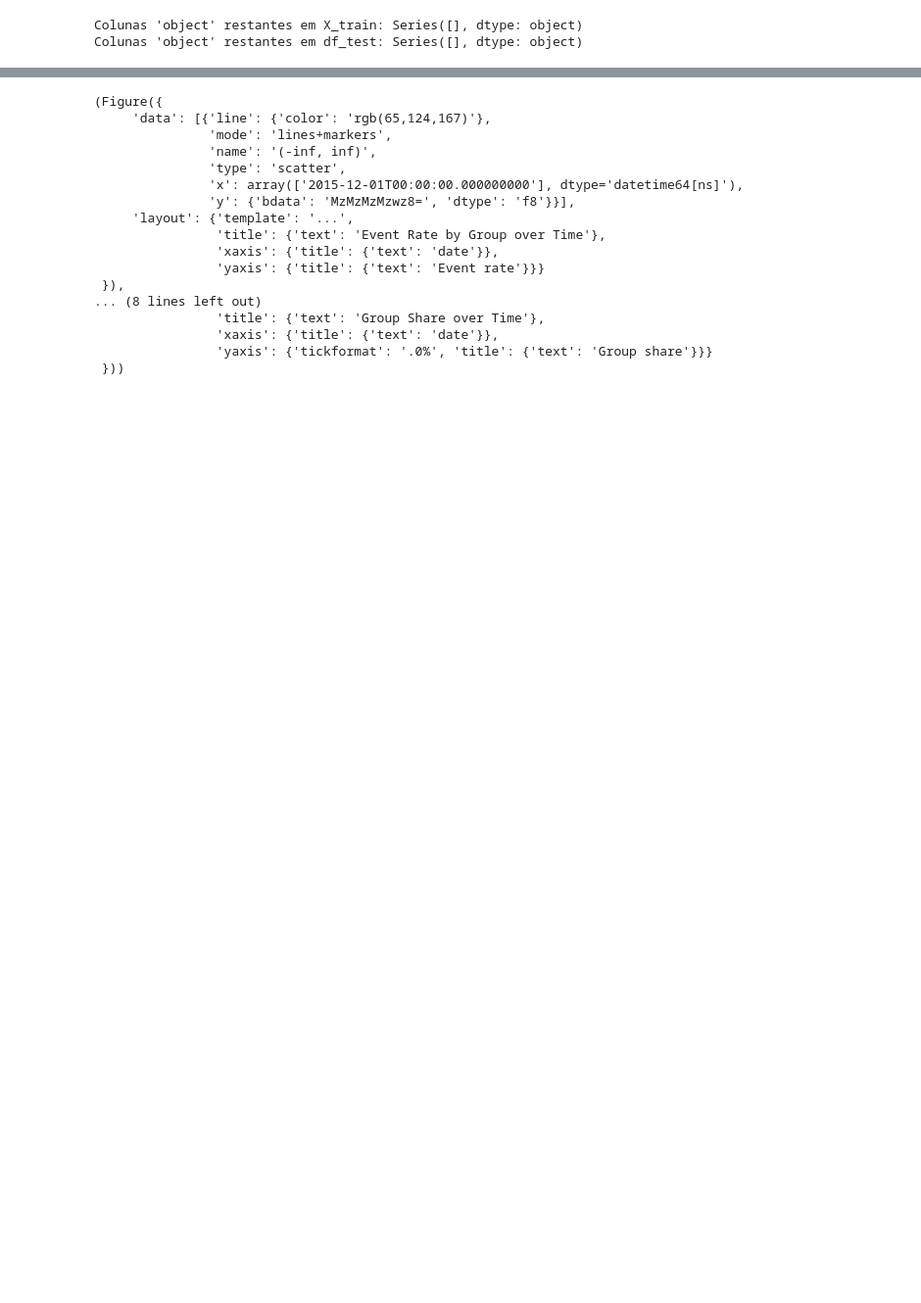
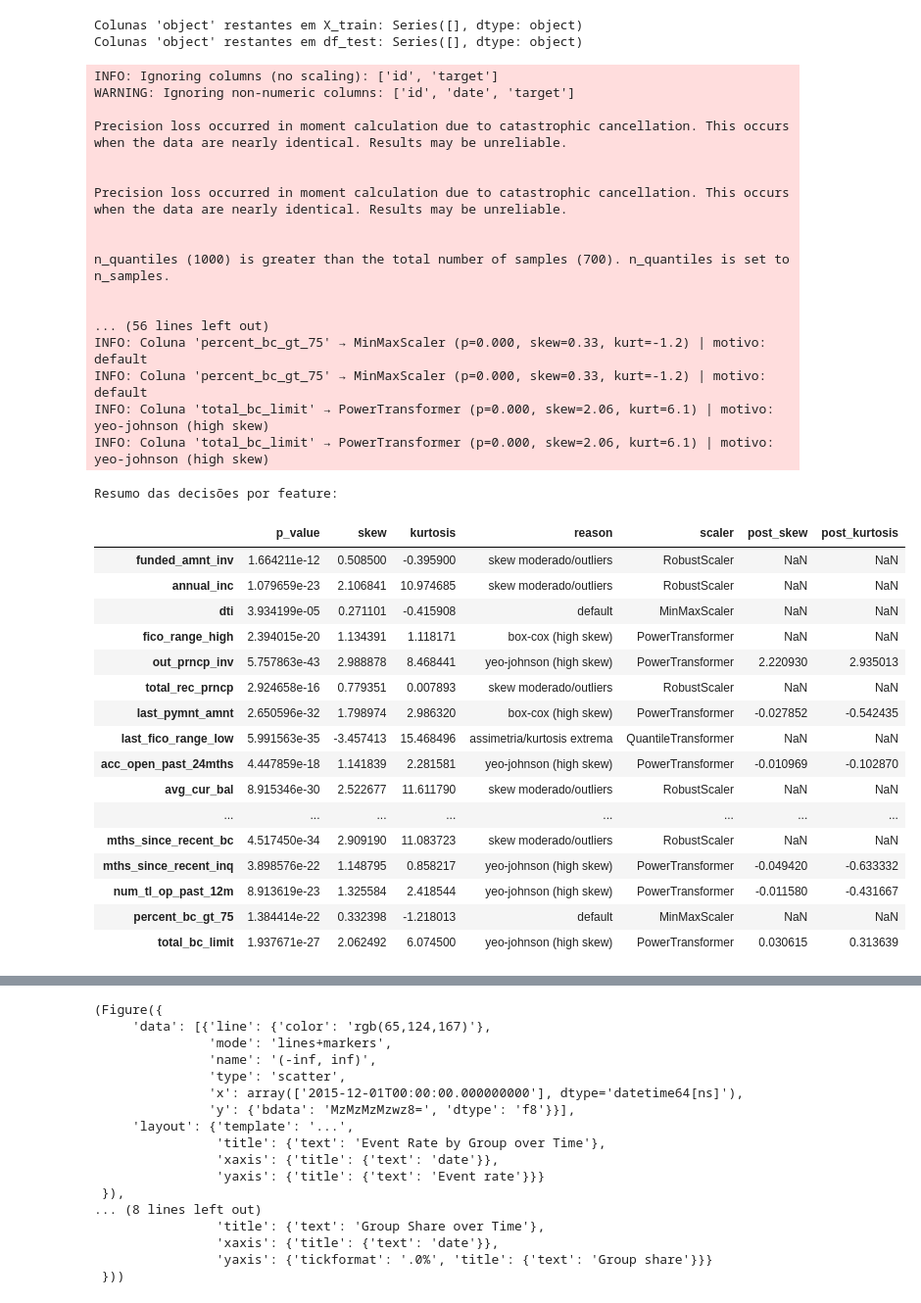
Before and after one commit to joaaomaia/RiskPilot, a Jupyter notebook: examples/binary_performance_full_demo.ipynb, the cells around one changed output, grey strips where cells are left out. Shown at 98% size. Drawn from its saved outputs; the diff is of its cells as text; code cells hidden in the pictures; blank space fills up the shorter version.

```diff
--- a/examples/binary_performance_full_demo.ipynb
+++ b/examples/binary_performance_full_demo.ipynb
@@ -157,0 +200,53 @@ Colunas 'object' restantes em df_test: Series([], dtype: object)
+# %%
+# Aplicar o DynamicScaler no treino
+from riskpilot.utils.scaler import DynamicScaler
+scaler = DynamicScaler(
+    strategy="auto",
+    shapiro_p_val = 0.01, # se aumentar fica mais restritiva a escolha de StandardScaler()
+    #serialize=True,
+    #save_path="scalers.pkl", # arquivo com informações de escalonamento salvas
+    random_state=42,
+    ignore_cols=ID_COLS+IGNORE_COLS+DATE_COLS+[TARGET]
+)
+
+scaler.fit(df_train)
+
+# Relatório das decisões
+print("\nResumo das decisões por feature:")
+display(scaler.report_as_df())
+# %% [output]
+INFO: Ignoring columns (no scaling): ['id', 'target']
+WARNING: Ignoring non-numeric columns: ['id', 'date', 'target']
+
+Precision loss occurred in moment calculation due to catastrophic cancellation. This occurs when the data are nearly identical. Results may be unreliable.
+
+
+Precision loss occurred in moment calculation due to catastrophic cancellation. This occurs when the data are nearly identical. Results may be unreliable.
+
+
+n_quantiles (1000) is greater than the total number of samples (700). n_quantiles is set to n_samples.
+
+
+... (56 lines left out)
+INFO: Coluna 'percent_bc_gt_75' → MinMaxScaler (p=0.000, skew=0.33, kurt=-1.2) | motivo: default
+INFO: Coluna 'percent_bc_gt_75' → MinMaxScaler (p=0.000, skew=0.33, kurt=-1.2) | motivo: default
+INFO: Coluna 'total_bc_limit' → PowerTransformer (p=0.000, skew=2.06, kurt=6.1) | motivo: yeo-johnson (high skew)
+INFO: Coluna 'total_bc_limit' → PowerTransformer (p=0.000, skew=2.06, kurt=6.1) | motivo: yeo-johnson (high skew)
+Resumo das decisões por feature:
+|  | p_value | skew | kurtosis | reason | scaler | post_skew | post_kurtosis |
+| funded_amnt_inv | 1.664211e-12 | 0.508500 | -0.395900 | skew moderado/outliers | RobustScaler | NaN | NaN |
+| annual_inc | 1.079659e-23 | 2.106841 | 10.974685 | skew moderado/outliers | RobustScaler | NaN | NaN |
+| dti | 3.934199e-05 | 0.271101 | -0.415908 | default | MinMaxScaler | NaN | NaN |
+| fico_range_high | 2.394015e-20 | 1.134391 | 1.118171 | box-cox (high skew) | PowerTransformer | NaN | NaN |
+| out_prncp_inv | 5.757863e-43 | 2.988878 | 8.468441 | yeo-johnson (high skew) | PowerTransformer | 2.220930 | 2.935013 |
+| total_rec_prncp | 2.924658e-16 | 0.779351 | 0.007893 | skew moderado/outliers | RobustScaler | NaN | NaN |
+| last_pymnt_amnt | 2.650596e-32 | 1.798974 | 2.986320 | box-cox (high skew) | PowerTransformer | -0.027852 | -0.542435 |
+| last_fico_range_low | 5.991563e-35 | -3.457413 | 15.468496 | assimetria/kurtosis extrema | QuantileTransformer | NaN | NaN |
+| acc_open_past_24mths | 4.447859e-18 | 1.141839 | 2.281581 | yeo-johnson (high skew) | PowerTransformer | -0.010969 | -0.102870 |
+| avg_cur_bal | 8.915346e-30 | 2.522677 | 11.611790 | skew moderado/outliers | RobustScaler | NaN | NaN |
+| ... | ... | ... | ... | ... | ... | ... | ... |
+| mths_since_recent_bc | 4.517450e-34 | 2.909190 | 11.083723 | skew moderado/outliers | RobustScaler | NaN | NaN |
+| mths_since_recent_inq | 3.898576e-22 | 1.148795 | 0.858217 | yeo-johnson (high skew) | PowerTransformer | -0.049420 | -0.633332 |
+| num_tl_op_past_12m | 8.913619e-23 | 1.325584 | 2.418544 | yeo-johnson (high skew) | PowerTransformer | -0.011580 | -0.431667 |
+| percent_bc_gt_75 | 1.384414e-22 | 0.332398 | -1.218013 | default | MinMaxScaler | NaN | NaN |
+| total_bc_limit | 1.937671e-27 | 2.062492 | 6.074500 | yeo-johnson (high skew) | PowerTransformer | 0.030615 | 0.313639 |
```
Also changed, not shown: parts of 16 cells of this notebook, 4 other files.
